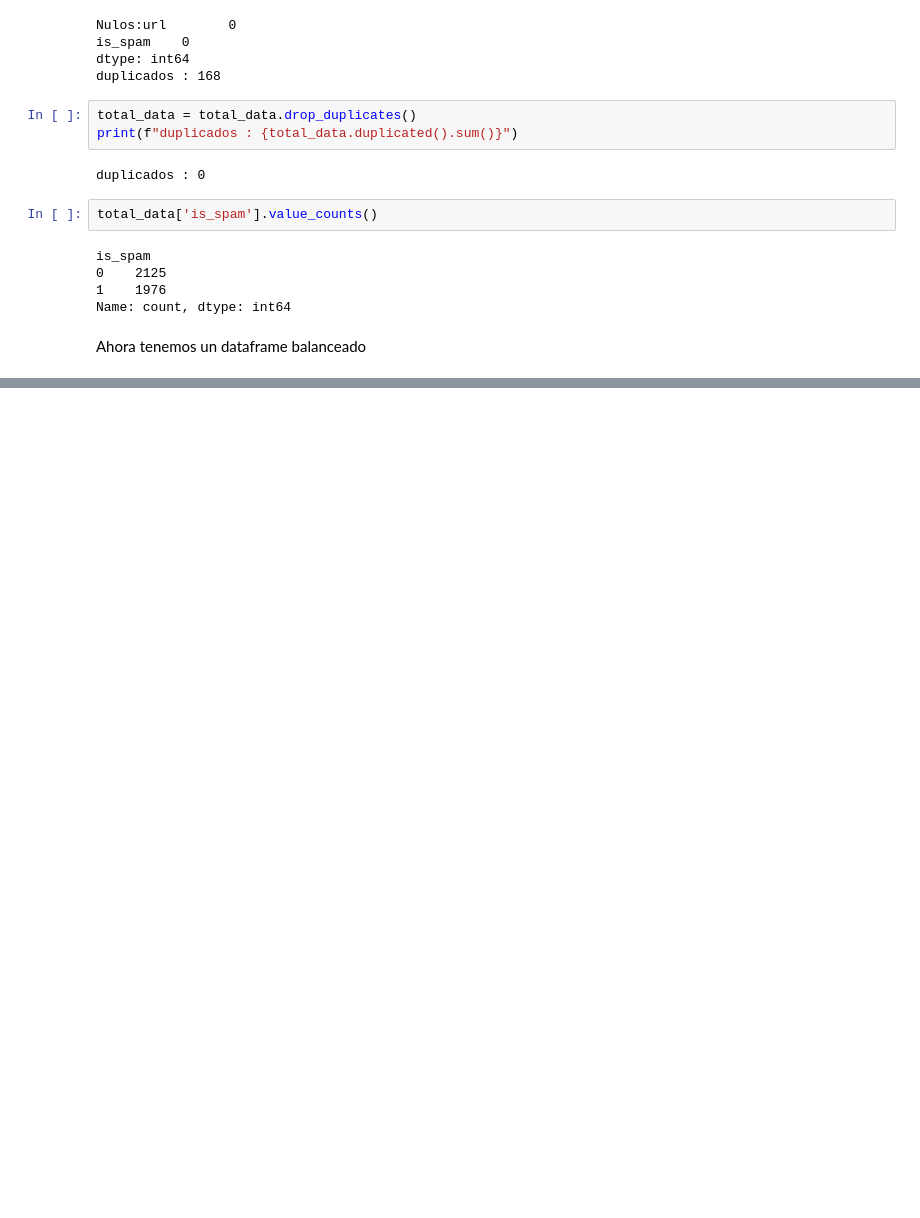
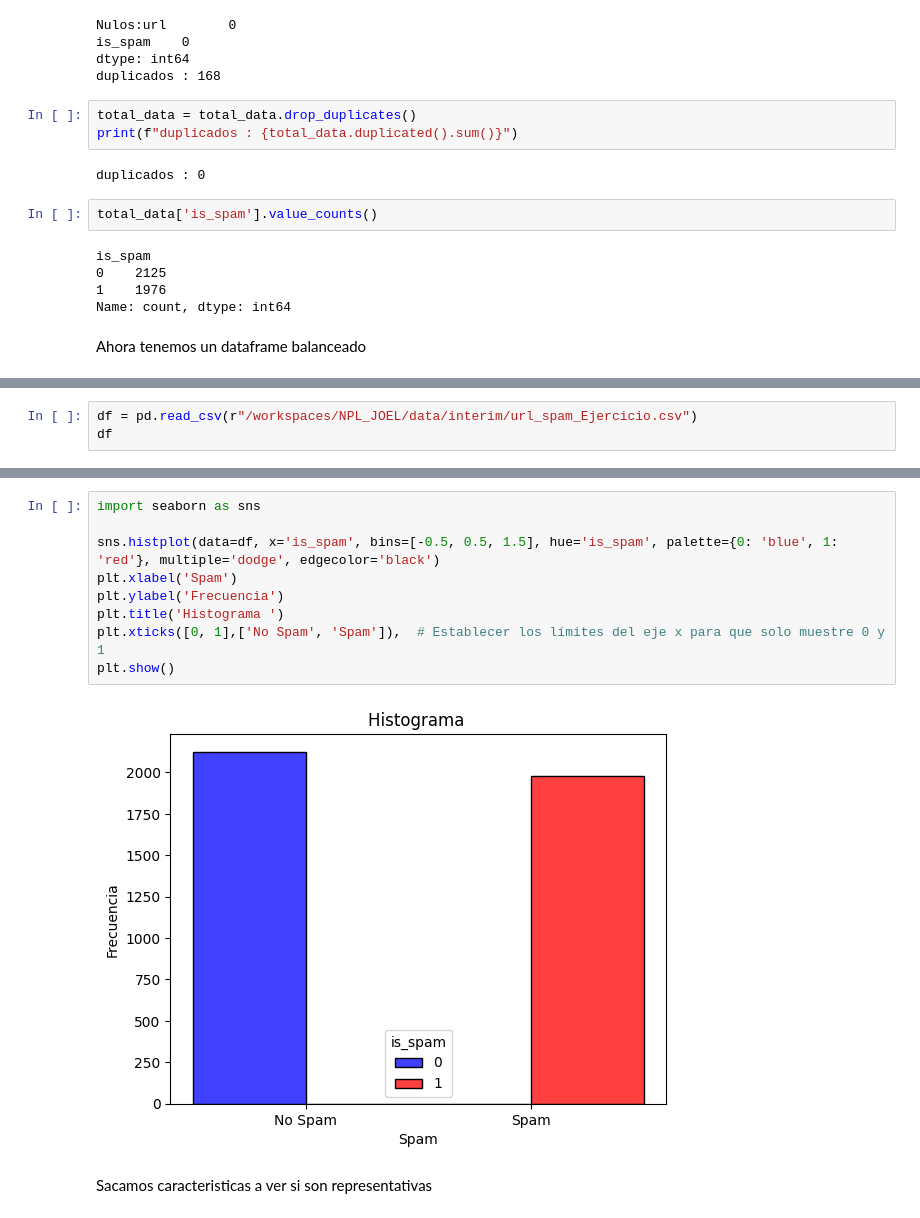
Before and after one commit to 4GeeksAcademy/NPL_JOEL, a Jupyter notebook: src/explore.ipynb, the cells around one changed output, grey strips where cells are left out. Cells and saved outputs as stored; diff of their text form; blank space fills up the shorter version.

```diff
--- a/src/explore.ipynb
+++ b/src/explore.ipynb
@@ -105,0 +138,3 @@ total_data.to_csv(r'C:\Users\jdean\OneDrive\Escritorio\pythonmysql\NPL_JOEL\url_
+# %%
+df = pd.read_csv(r"/workspaces/NPL_JOEL/data/interim/url_spam_Ejercicio.csv")
+df
@@ -105,0 +155,13 @@ total_data.to_csv(r'C:\Users\jdean\OneDrive\Escritorio\pythonmysql\NPL_JOEL\url_
+# %%
+import seaborn as sns
+
+sns.histplot(data=df, x='is_spam', bins=[-0.5, 0.5, 1.5], hue='is_spam', palette={0: 'blue', 1: 'red'}, multiple='dodge', edgecolor='black')
+plt.xlabel('Spam')
+plt.ylabel('Frecuencia')
+plt.title('Histograma ')
+plt.xticks([0, 1],['No Spam', 'Spam']),  # Establecer los límites del eje x para que solo muestre 0 y 1
+plt.show()
+# %% [output]
+[figure, added]
+# %% [markdown]
+Sacamos caracteristicas a ver si son representativas
```
Also changed, not shown: parts of 27 cells of this notebook, 1 other file.
